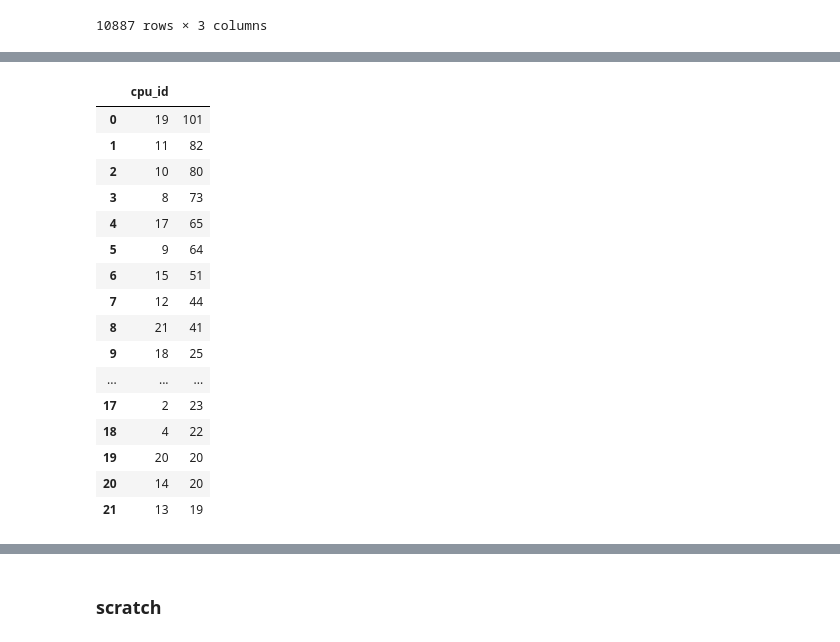
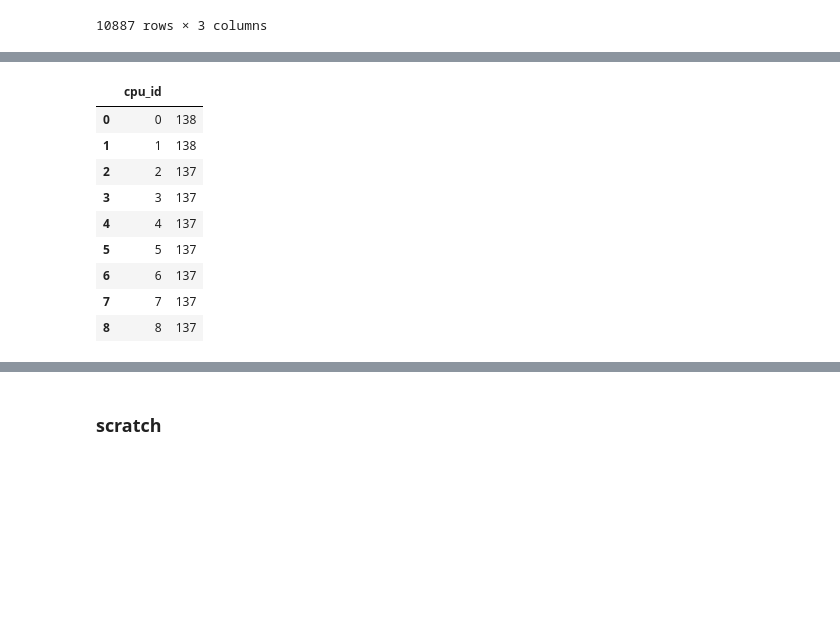
Before and after one commit to format37/call_centre_stt_server, a Jupyter notebook: performance_report.ipynb, the cells around one changed output, grey strips where cells are left out. Cells and saved outputs as stored; diff of their text form; code cells hidden in the pictures; blank space fills up the shorter version.

```diff
--- a/performance_report.ipynb
+++ b/performance_report.ipynb
@@ -342,6 +319,7 @@ queue
 # %%
 # queue by cpu
-query = "SELECT cpu_id, count(linkedid) FROM queue group by cpu_id order by count(linkedid) desc;"
+print(datetime.datetime.now().astimezone(pytz.timezone('Europe/Moscow')))
+query = "SELECT cpu_id, count(linkedid) FROM queue group by cpu_id order by cpu_id;"
 queue = read_sql(query)
 queue
 # %% [output]
@@ -348,17 +327,10 @@ queue
 |  | cpu_id |  |
-| 0 | 19 | 101 |
-| 1 | 11 | 82 |
-| 2 | 10 | 80 |
-| 3 | 8 | 73 |
-| 4 | 17 | 65 |
-| 5 | 9 | 64 |
-| 6 | 15 | 51 |
-| 7 | 12 | 44 |
-| 8 | 21 | 41 |
-| 9 | 18 | 25 |
-| ... | ... | ... |
-| 17 | 2 | 23 |
-| 18 | 4 | 22 |
-| 19 | 20 | 20 |
-| 20 | 14 | 20 |
-| 21 | 13 | 19 |
+| 0 | 0 | 138 |
+| 1 | 1 | 138 |
+| 2 | 2 | 137 |
+| 3 | 3 | 137 |
+| 4 | 4 | 137 |
+| 5 | 5 | 137 |
+| 6 | 6 | 137 |
+| 7 | 7 | 137 |
+| 8 | 8 | 137 |
```
Also changed, not shown: parts of 11 cells of this notebook, 3 other files.
